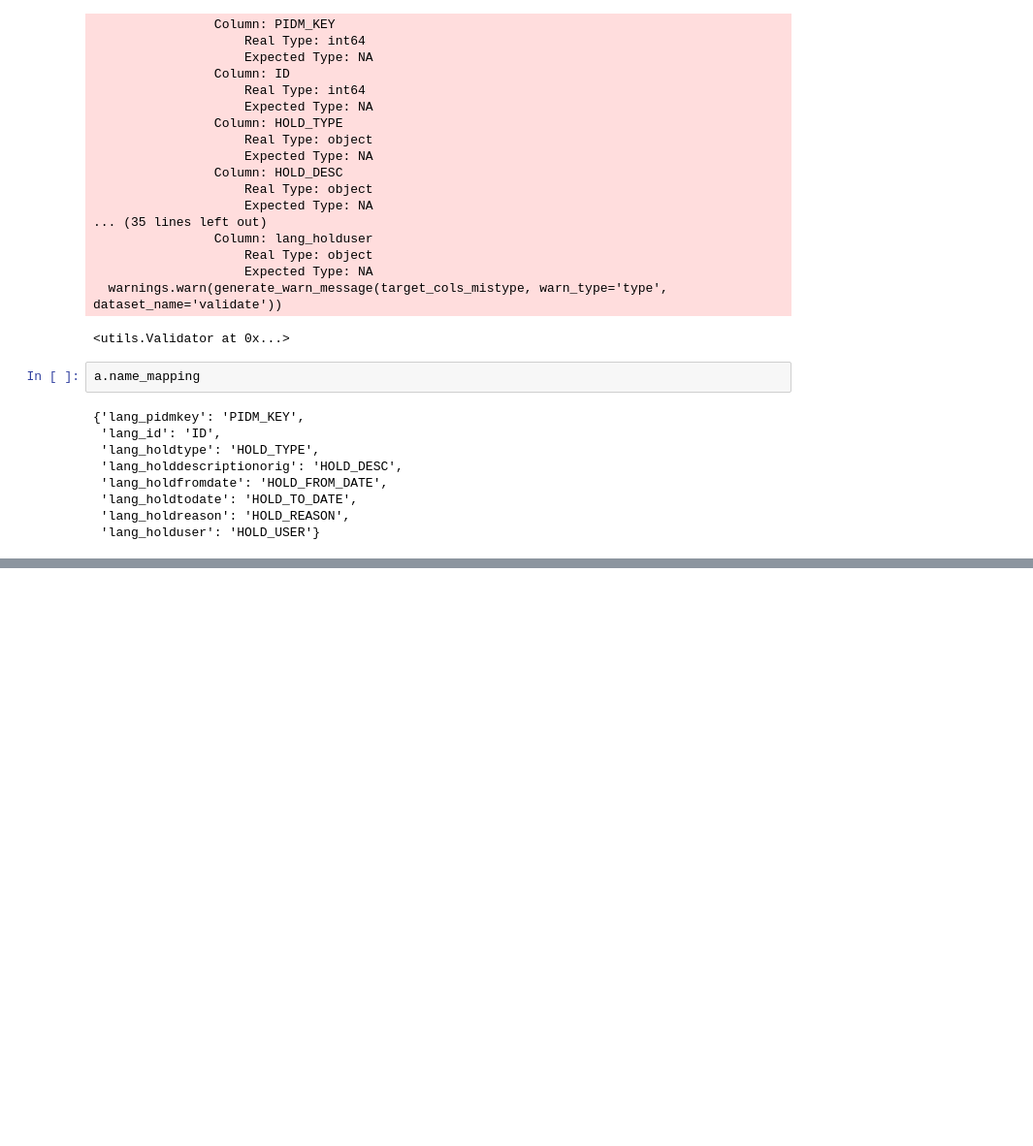
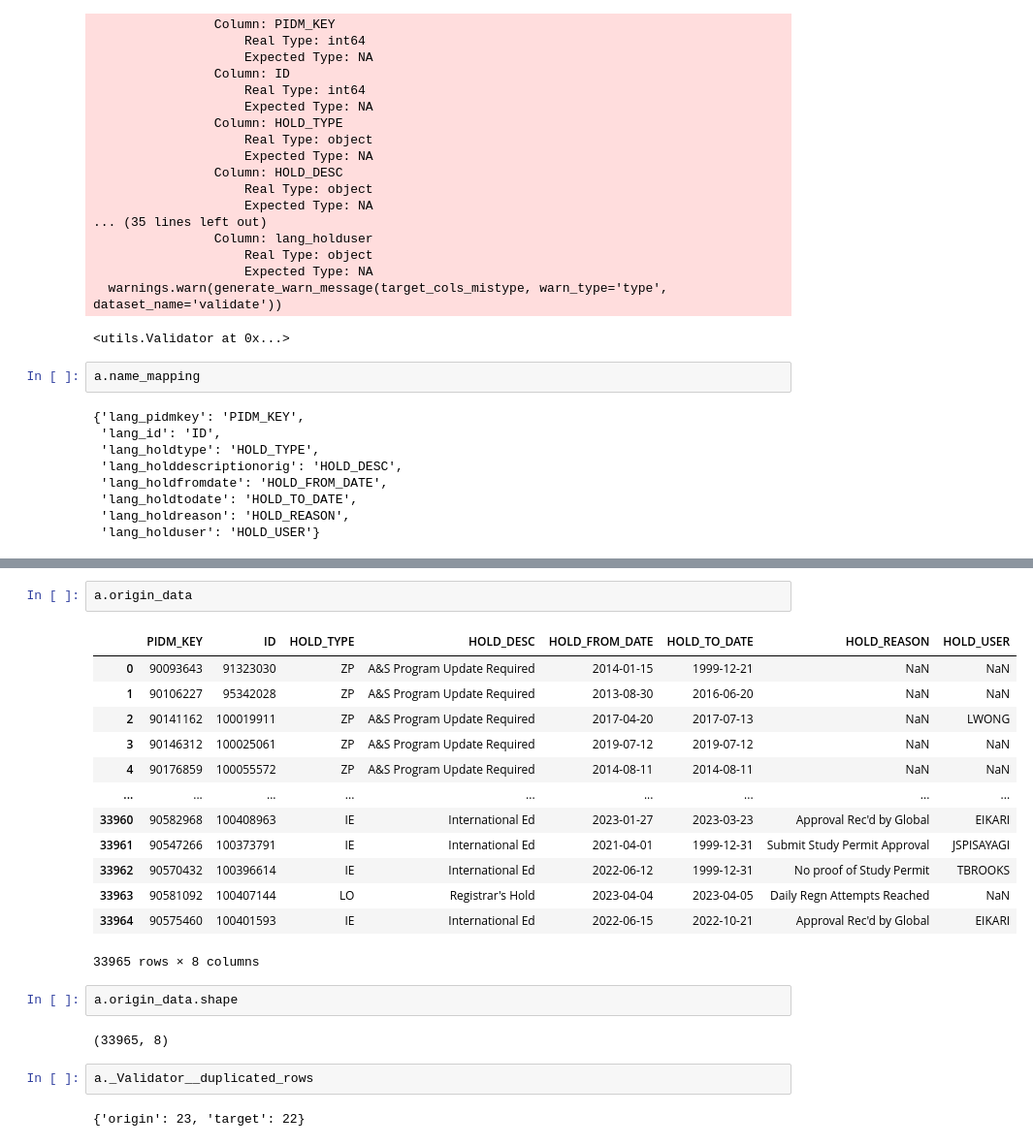
Before and after one commit to JoseTellezRendon/CRM-Validation, a Jupyter notebook: quick_test.ipynb, the cells around one changed output, grey strips where cells are left out. Shown at 97% size. Saved outputs shown, nothing was run; the diff lists cells and outputs as text; blank space fills up the shorter version.

```diff
--- a/quick_test.ipynb
+++ b/quick_test.ipynb
@@ -285,0 +316,24 @@ a.existence_result
+# %%
+a.origin_data
+# %% [output]
+|  | PIDM_KEY | ID | HOLD_TYPE | HOLD_DESC | HOLD_FROM_DATE | HOLD_TO_DATE | HOLD_REASON | HOLD_USER |
+| 0 | 90093643 | 91323030 | ZP | A&S Program Update Required | 2014-01-15 | 1999-12-21 | NaN | NaN |
+| 1 | 90106227 | 95342028 | ZP | A&S Program Update Required | 2013-08-30 | 2016-06-20 | NaN | NaN |
+| 2 | 90141162 | 100019911 | ZP | A&S Program Update Required | 2017-04-20 | 2017-07-13 | NaN | LWONG |
+| 3 | 90146312 | 100025061 | ZP | A&S Program Update Required | 2019-07-12 | 2019-07-12 | NaN | NaN |
+| 4 | 90176859 | 100055572 | ZP | A&S Program Update Required | 2014-08-11 | 2014-08-11 | NaN | NaN |
+| ... | ... | ... | ... | ... | ... | ... | ... | ... |
+| 33960 | 90582968 | 100408963 | IE | International Ed | 2023-01-27 | 2023-03-23 | Approval Rec'd by Global | EIKARI |
+| 33961 | 90547266 | 100373791 | IE | International Ed | 2021-04-01 | 1999-12-31 | Submit Study Permit Approval | JSPISAYAGI |
+| 33962 | 90570432 | 100396614 | IE | International Ed | 2022-06-12 | 1999-12-31 | No proof of Study Permit | TBROOKS |
+| 33963 | 90581092 | 100407144 | LO | Registrar's Hold | 2023-04-04 | 2023-04-05 | Daily Regn Attempts Reached | NaN |
+| 33964 | 90575460 | 100401593 | IE | International Ed | 2022-06-15 | 2022-10-21 | Approval Rec'd by Global | EIKARI |
+33965 rows × 8 columns
+# %%
+a.origin_data.shape
+# %% [output]
+(33965, 8)
+# %%
+a._Validator__duplicated_rows
+# %% [output]
+{'origin': 23, 'target': 22}
```
Also changed, not shown: parts of 16 cells of this notebook, 2 other files.
